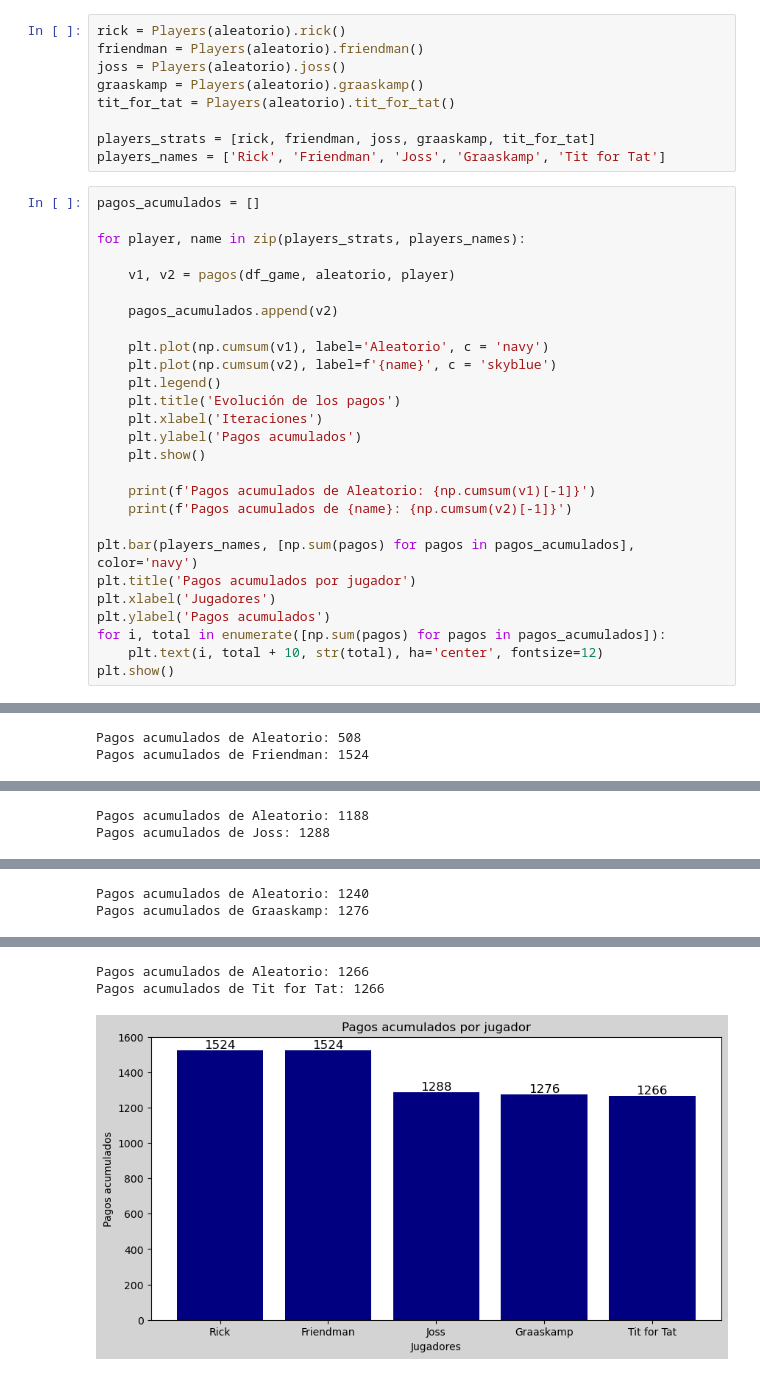
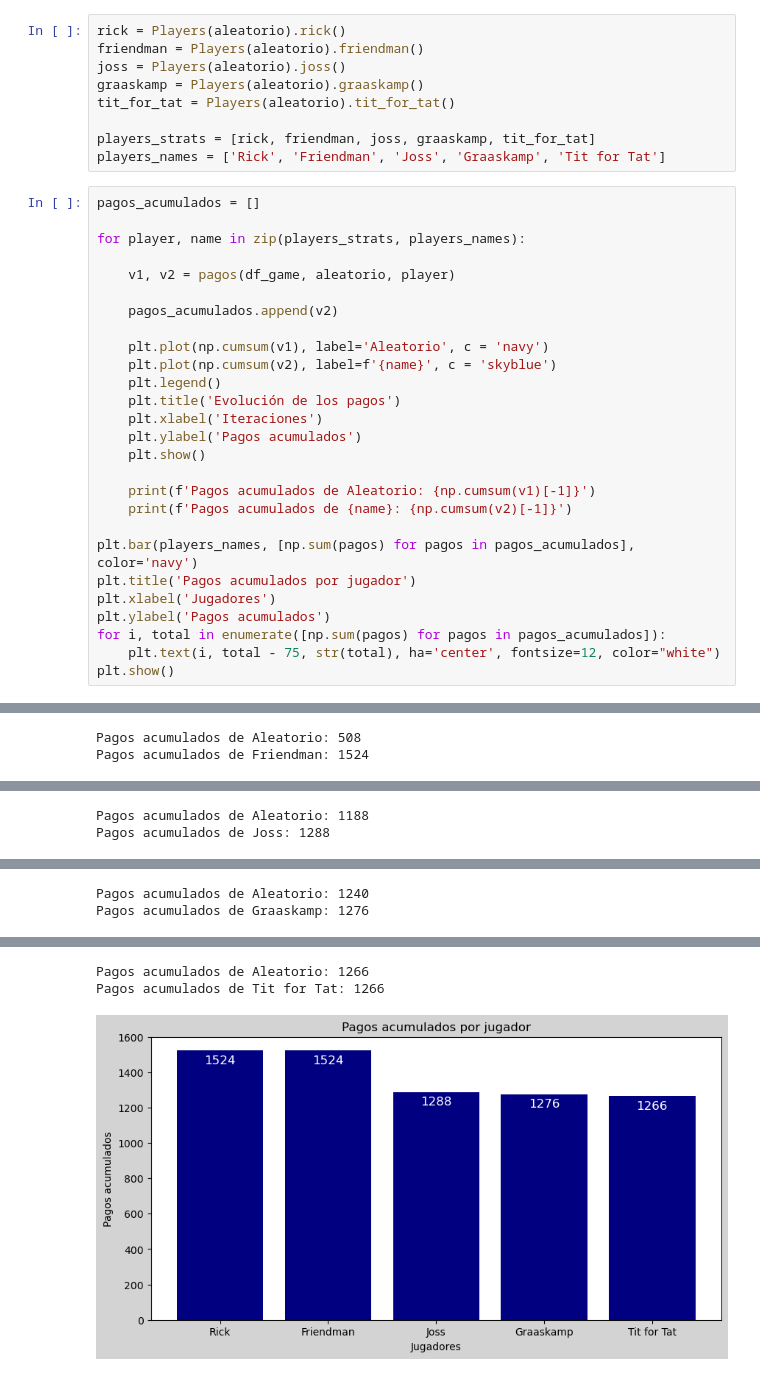
Before and after one commit to zayo1511/Teoria_de_juegos, a Jupyter notebook: Proyecto/Players.ipynb, the cells around one changed output, grey strips where cells are left out. Drawn from its saved outputs; the diff is of its cells as text.

```diff
--- a/Proyecto/Players.ipynb
+++ b/Proyecto/Players.ipynb
@@ -120,32 +120,32 @@ for player, name in zip(players_strats, players_names):
     plt.title('Evolución de los pagos')
     plt.xlabel('Iteraciones')
     plt.ylabel('Pagos acumulados')
     plt.show()
 
     print(f'Pagos acumulados de Aleatorio: {np.cumsum(v1)[-1]}')
     print(f'Pagos acumulados de {name}: {np.cumsum(v2)[-1]}')
 
 plt.bar(players_names, [np.sum(pagos) for pagos in pagos_acumulados], color='navy')
 plt.title('Pagos acumulados por jugador')
 plt.xlabel('Jugadores')
 plt.ylabel('Pagos acumulados')
 for i, total in enumerate([np.sum(pagos) for pagos in pagos_acumulados]):
-    plt.text(i, total + 10, str(total), ha='center', fontsize=12)
+    plt.text(i, total - 75, str(total), ha='center', fontsize=12, color="white")
 plt.show()
 # %% [output]
 [figure]
 Pagos acumulados de Aleatorio: 508
 Pagos acumulados de Rick: 1524
 [figure]
 Pagos acumulados de Aleatorio: 508
 Pagos acumulados de Friendman: 1524
 [figure]
 Pagos acumulados de Aleatorio: 1188
 Pagos acumulados de Joss: 1288
 [figure]
 Pagos acumulados de Aleatorio: 1240
 Pagos acumulados de Graaskamp: 1276
 [figure]
 Pagos acumulados de Aleatorio: 1266
 Pagos acumulados de Tit for Tat: 1266
-[figure, old version]
+[figure, new version]
```
